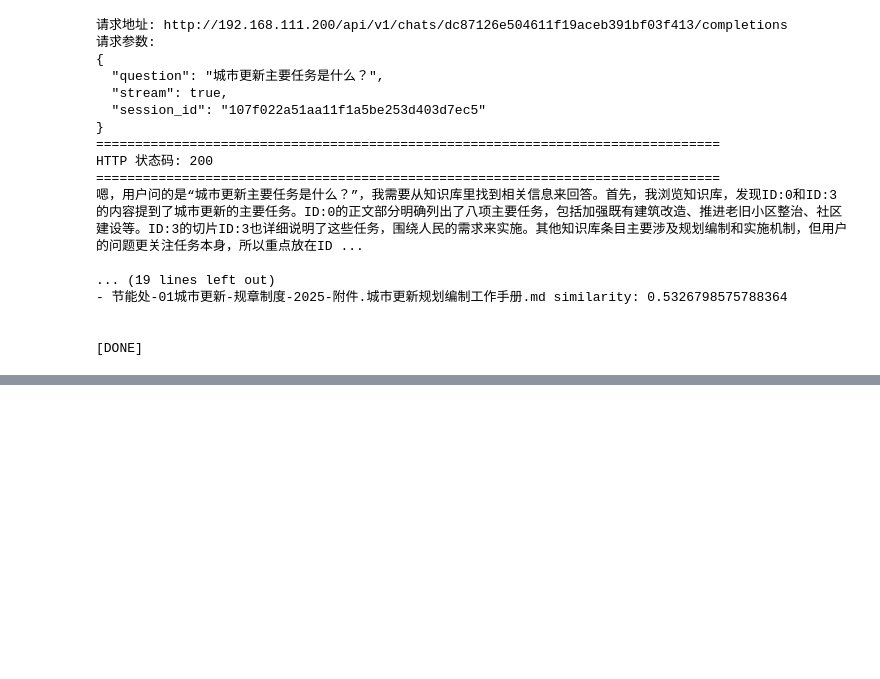
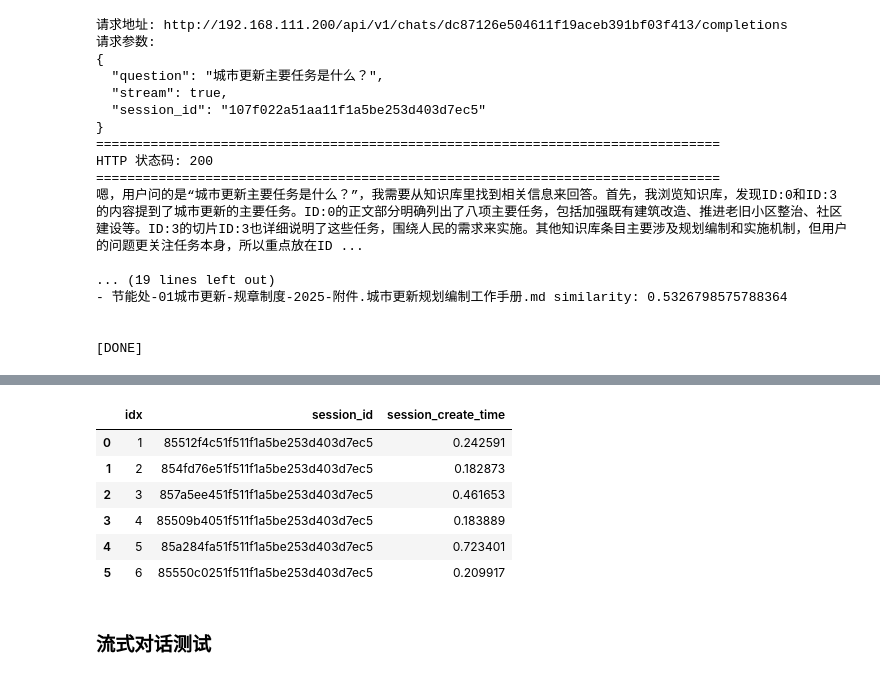
Before and after one commit to skun16/StreamGate, a Jupyter notebook: test.ipynb, the cells around one changed output, grey strips where cells are left out. Drawn from its saved outputs; the diff is of its cells as text; code cells hidden in the pictures; blank space fills up the shorter version.

```diff
--- a/test.ipynb
+++ b/test.ipynb
@@ -205,0 +433,13 @@ HTTP 状态码: 200
+# %%
+session_df = await bench_create_session_only(6)
+display(session_df)
+# %% [output]
+|  | idx | session_id | session_create_time |
+| 0 | 1 | 85512f4c51f511f1a5be253d403d7ec5 | 0.242591 |
+| 1 | 2 | 854fd76e51f511f1a5be253d403d7ec5 | 0.182873 |
+| 2 | 3 | 857a5ee451f511f1a5be253d403d7ec5 | 0.461653 |
+| 3 | 4 | 85509b4051f511f1a5be253d403d7ec5 | 0.183889 |
+| 4 | 5 | 85a284fa51f511f1a5be253d403d7ec5 | 0.723401 |
+| 5 | 6 | 85550c0251f511f1a5be253d403d7ec5 | 0.209917 |
+# %% [markdown]
+### 流式对话测试
```
Also changed, not shown: parts of 31 cells of this notebook, 7 other files.
